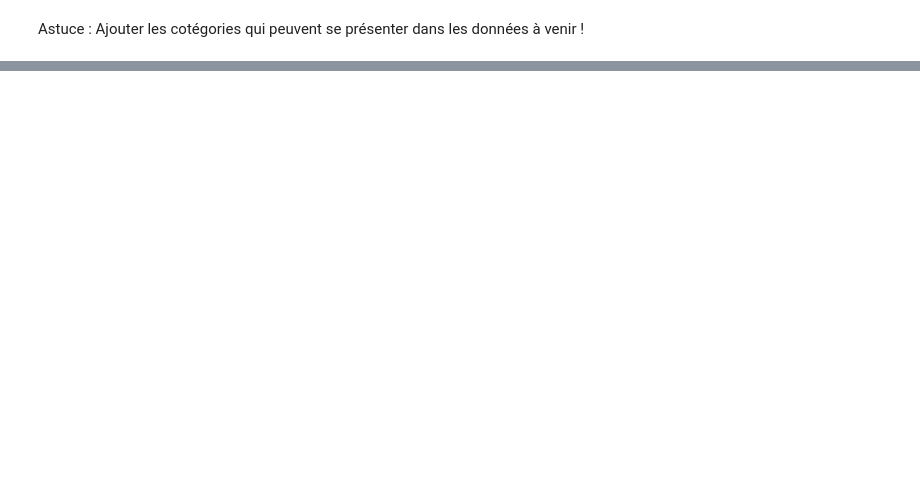
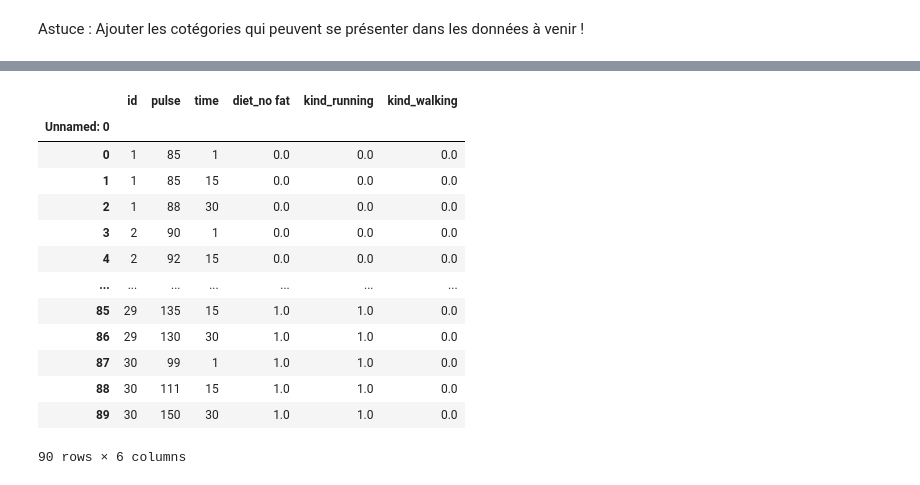
Before and after one commit to MouloudB-24/MP-PRO, a Jupyter notebook: entrainement.ipynb, the cells around one changed output, grey strips where cells are left out. Saved outputs shown, nothing was run; the diff lists cells and outputs as text; code cells hidden in the pictures; blank space fills up the shorter version.

```diff
--- a/entrainement.ipynb
+++ b/entrainement.ipynb
@@ -396,0 +685,4 @@ Astuce : Ajouter les cotégories qui peuvent se présenter dans les données à
+# %%
+df = sns.load_dataset('exercise')
+df.set_index("Unnamed: 0", inplace=True)
+df
@@ -396,0 +721,6 @@ Astuce : Ajouter les cotégories qui peuvent se présenter dans les données à
+# %%
+encoder = OneHotEncoder(sparse_output=False, drop='first')
+encoded = encoder.fit_transform(df[['diet', 'kind']])
+
+df1 = pd.DataFrame(encoded, columns=encoder.get_feature_names_out(['diet', 'kind']), index=df.index)
+df1.head()
@@ -396,0 +737,6 @@ Astuce : Ajouter les cotégories qui peuvent se présenter dans les données à
+# %%
+# Mathode 1
+#df['time'] = df['time'].apply(lambda x: 1.0 if x=='1 min' else 15.0 if x=='15 min' else 30.0)
+
+# Méthode 2
+df['time'] = df['time'].cat.rename_categories({'1 min': 1, '15 min': 15, '30 min': 30})
@@ -396,0 +753,18 @@ Astuce : Ajouter les cotégories qui peuvent se présenter dans les données à
+# %%
+df_encoded = pd.concat([df.drop(columns=['diet', 'kind']), df1], axis=1)
+df_encoded
+# %% [output]
+|  | id | pulse | time | diet_no fat | kind_running | kind_walking |
+| Unnamed: 0 |  |  |  |  |  |  |
+| 0 | 1 | 85 | 1 | 0.0 | 0.0 | 0.0 |
+| 1 | 1 | 85 | 15 | 0.0 | 0.0 | 0.0 |
+| 2 | 1 | 88 | 30 | 0.0 | 0.0 | 0.0 |
+| 3 | 2 | 90 | 1 | 0.0 | 0.0 | 0.0 |
+| 4 | 2 | 92 | 15 | 0.0 | 0.0 | 0.0 |
+| ... | ... | ... | ... | ... | ... | ... |
+| 85 | 29 | 135 | 15 | 1.0 | 1.0 | 0.0 |
+| 86 | 29 | 130 | 30 | 1.0 | 1.0 | 0.0 |
+| 87 | 30 | 99 | 1 | 1.0 | 1.0 | 0.0 |
+| 88 | 30 | 111 | 15 | 1.0 | 1.0 | 0.0 |
+| 89 | 30 | 150 | 30 | 1.0 | 1.0 | 0.0 |
+90 rows × 6 columns
```
Also changed, not shown: parts of 44 cells of this notebook.
